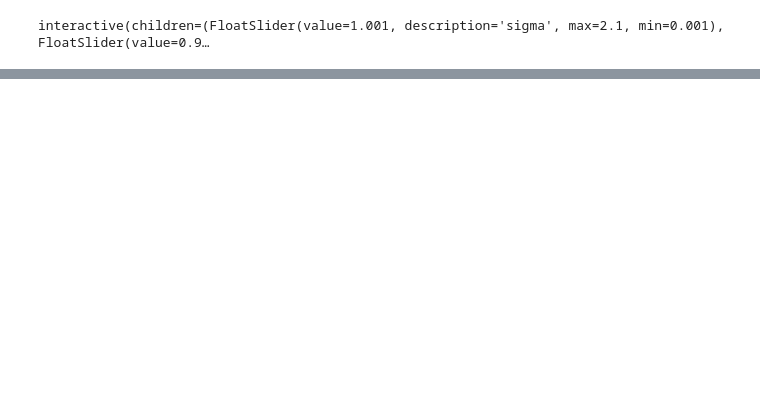
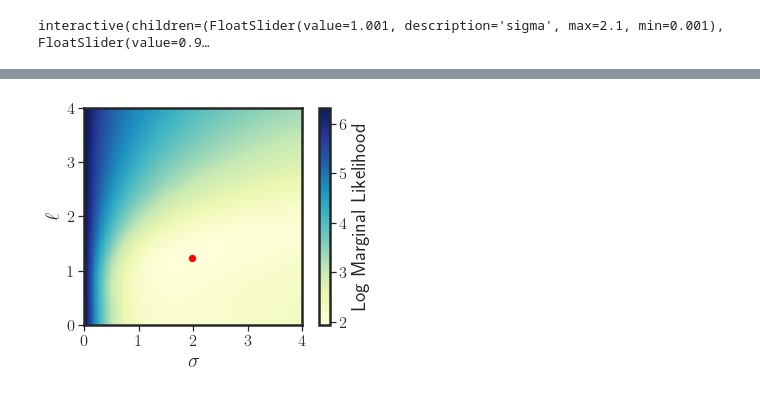
Before and after one commit to denyskononenko/datasciencesnippets, a Jupyter notebook: gpr/gpr.ipynb, the cells around one changed output, grey strips where cells are left out. Drawn from its saved outputs; the diff is of its cells as text; code cells hidden in the pictures; blank space fills up the shorter version.

```diff
--- a/gpr/gpr.ipynb
+++ b/gpr/gpr.ipynb
@@ -371,0 +434,20 @@ $
+# %%
+marglkh = make_log_marg_likelihood(X_train, Y_train)
+
+alphas = np.arange(1e-5, 4, 1e-2)
+sigmas = np.arange(1e-5, 4, 1e-2)
+
+marglkh_on_grid = np.array([[marglkh([alpha, sigma]) for sigma in sigmas] for alpha in alphas])
+# %%
+plt.imshow(np.log(marglkh_on_grid), extent=(0, 4, 0, 4), cmap='YlGnBu')
+plt.colorbar(label='Log Marginal Likelihood', orientation='vertical')
+
+plt.scatter([optimal_sigma], [optimal_ell], s=40, color='red')
+
+plt.xlabel(r'$\sigma$')
+plt.ylabel(r'$\ell$')
+
+plt.savefig('imgs/log_marg_lkh.png', dpi=350, transparent=True)
+plt.show()
+# %% [output]
+[figure, added]
```
Also changed, not shown: parts of 11 cells of this notebook.
